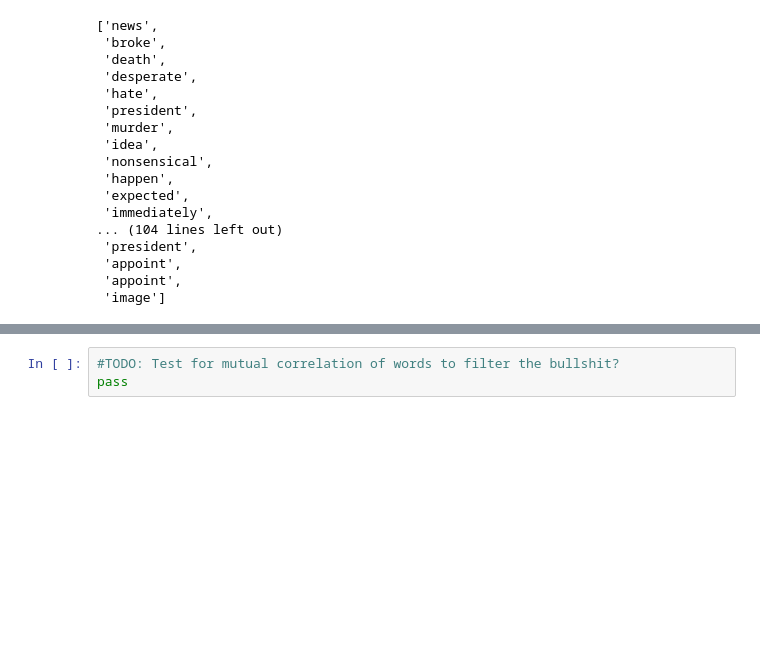
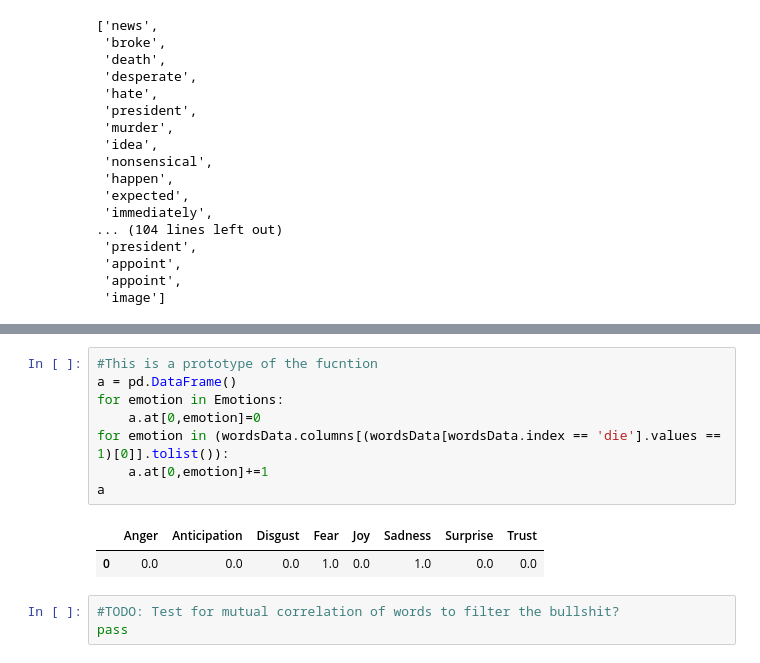
Before and after one commit to kertser/FakeNews, a Jupyter notebook: fakeNews.ipynb, the cells around one changed output, grey strips where cells are left out. Saved outputs shown, nothing was run; the diff lists cells and outputs as text; blank space fills up the shorter version.

```diff
--- a/fakeNews.ipynb
+++ b/fakeNews.ipynb
@@ -248,3 +267,14 @@ Sum of subjectivity is 5.799603174603175
+# %%
+#This is a prototype of the fucntion
+a = pd.DataFrame()
+for emotion in Emotions:
+    a.at[0,emotion]=0
+for emotion in (wordsData.columns[(wordsData[wordsData.index == 'die'].values == 1)[0]].tolist()):
+    a.at[0,emotion]+=1
+a
+# %% [output]
+|  | Anger | Anticipation | Disgust | Fear | Joy | Sadness | Surprise | Trust |
+| 0 | 0.0 | 0.0 | 0.0 | 1.0 | 0.0 | 1.0 | 0.0 | 0.0 |
 # %%
 #TODO: Test for mutual correlation of words to filter the bullshit?
 pass
```
Also changed, not shown: parts of 3 cells of this notebook.
